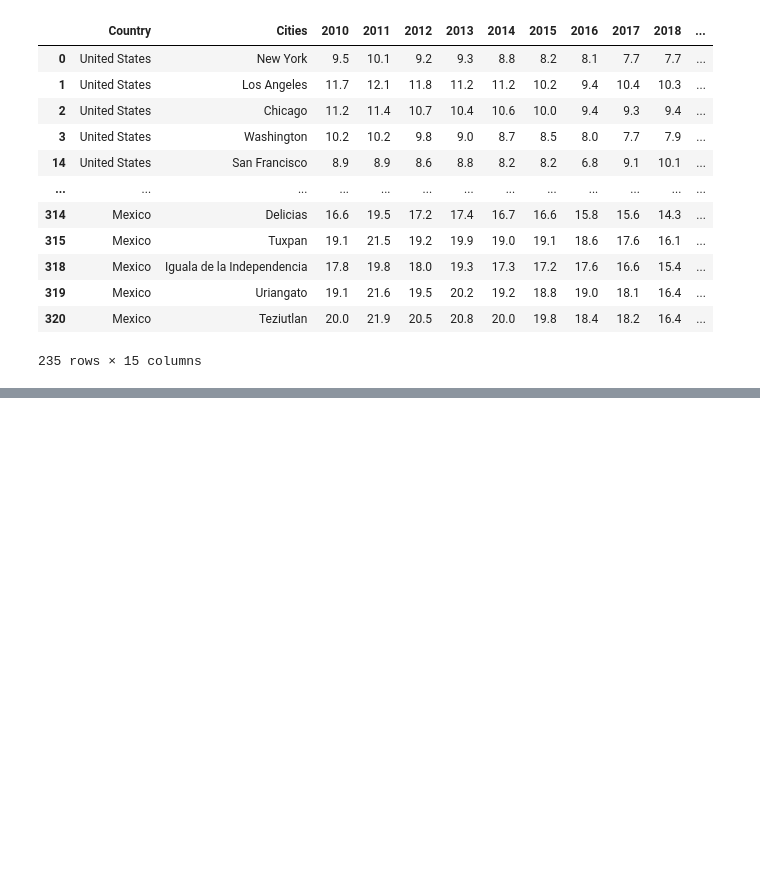
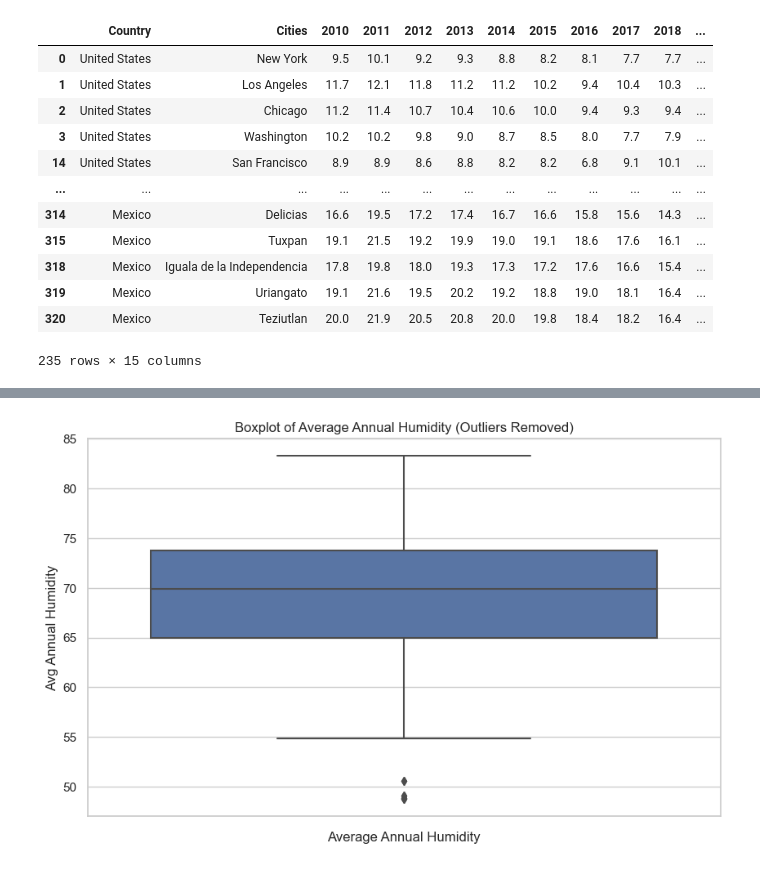
Before and after one commit to DiegoMartorell1620/Project1_Team7, a Jupyter notebook: Project 1 - Team 7.ipynb, the cells around one changed output, grey strips where cells are left out. Saved outputs shown, nothing was run; the diff lists cells and outputs as text; code cells hidden in the pictures; blank space fills up the shorter version.

```diff
--- a/Project 1 - Team 7.ipynb
+++ b/Project 1 - Team 7.ipynb
@@ -2459,0 +2952,21 @@ Southern_hemisphere.to_csv("Resources/Southern_Hemisphere_data.csv",index=False)
+# %%
+# Calculate Q1, Q3, and IQR
+Q1 = combined_df['Avg Annual Humidity'].quantile(0.25)
+Q3 = combined_df['Avg Annual Humidity'].quantile(0.75)
+IQR = Q3 - Q1
+
+# Define bounds
+lower_bound = Q1 - 1.5 * IQR
+upper_bound = Q3 + 1.5 * IQR
+
+# Remove outliers
+cleaned_df = combined_df[(combined_df['Avg Annual Humidity'] >= lower_bound) & (combined_df['Avg Annual Humidity'] <= upper_bound)]
+
+# Create a boxplot of the cleaned data
+plt.figure(figsize=(10, 6))
+sns.boxplot(y='Avg Annual Humidity', data=cleaned_df, orient='v')
+plt.xlabel('Average Annual Humidity')
+plt.title('Boxplot of Average Annual Humidity (Outliers Removed)')
+plt.show()
+# %% [output]
+[figure, added]
```
Also changed, not shown: parts of 50 cells of this notebook, 2 other files.
